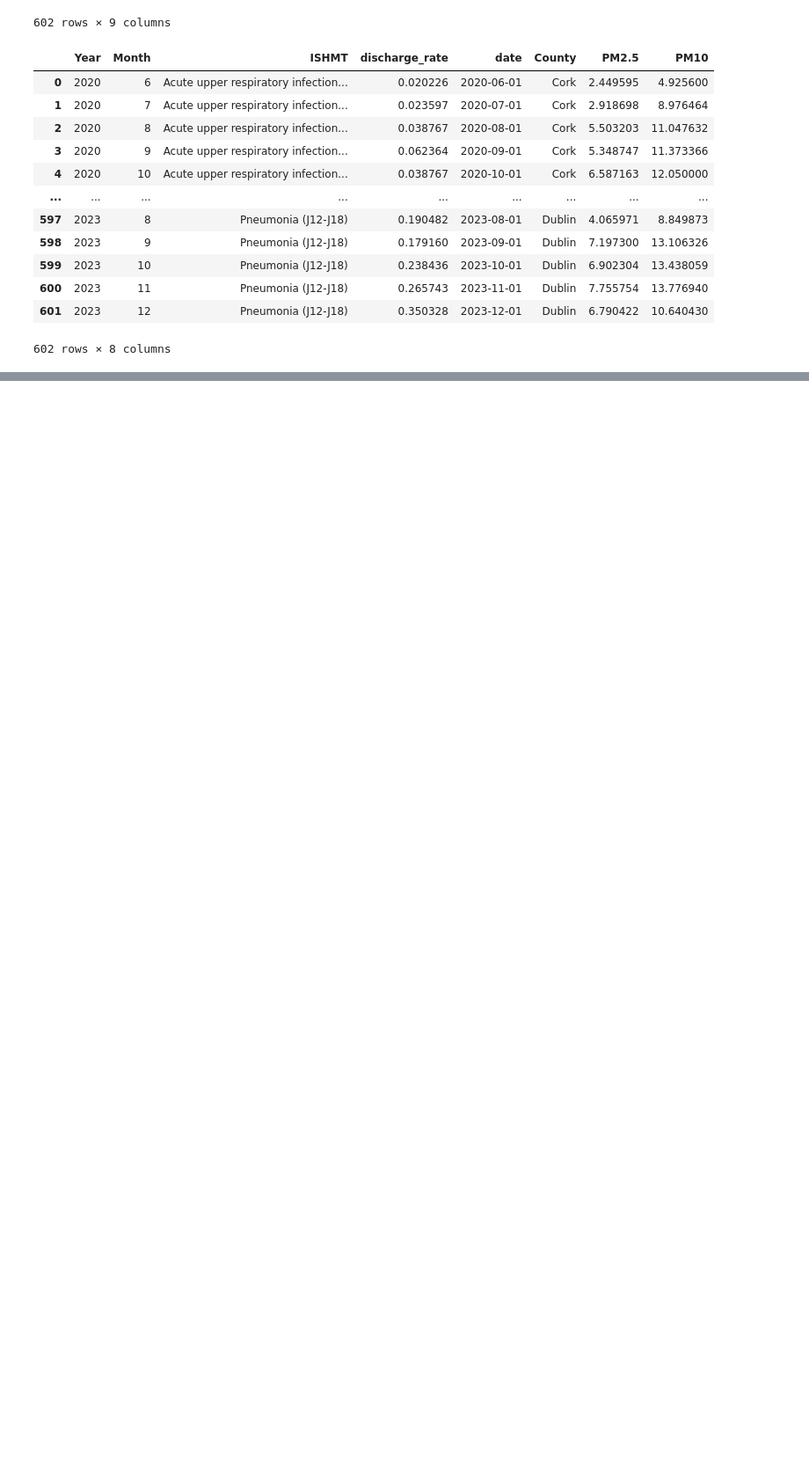
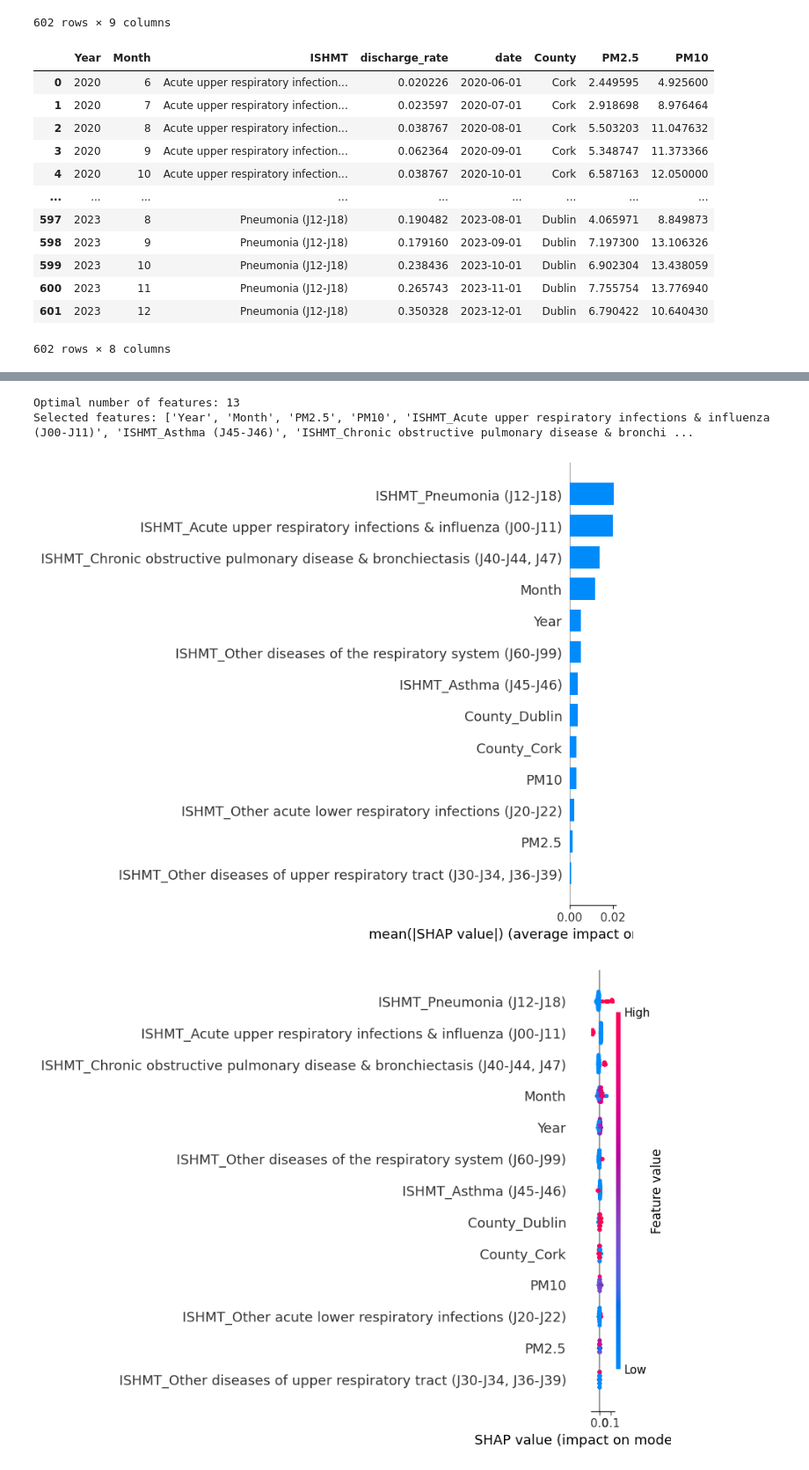
Before and after one commit to glen-langdale/Applied_Data_Analytics_Project, a Jupyter notebook: data_model_compare_pre_post_covid_random_forest.ipynb.ipynb, the cells around one changed output, grey strips where cells are left out. Shown at 88% size. Drawn from its saved outputs; the diff is of its cells as text; code cells hidden in the pictures; blank space fills up the shorter version.

```diff
--- a/data_model_compare_pre_post_covid_random_forest.ipynb.ipynb
+++ b/data_model_compare_pre_post_covid_random_forest.ipynb.ipynb
@@ -86,0 +156,32 @@ Random Forest RMSE: 0.04
+# %%
+from sklearn.feature_selection import RFECV
+from sklearn.model_selection import KFold
+#cross validate
+cv = KFold(n_splits=5)
+
+#rfe(cv) to let the model pick the otimum features (instead of giving it a number I want)
+rfecv = RFECV(estimator=model_covid_base,step=2,cv=cv,scoring='neg_mean_absolute_error'  # Or 'r2', 'neg_mean_absolute_error', etc.'neg_mean_squared_error'
+)
+
+rfecv.fit(X_train, y_train)
+
+# Get the selected features
+selected_features = X_train.columns[rfecv.support_]
+
+print(f"Optimal number of features: {rfecv.n_features_}")
+print(f"Selected features: {selected_features.tolist()}")
+# %% [output]
+Optimal number of features: 13
+Selected features: ['Year', 'Month', 'PM2.5', 'PM10', 'ISHMT_Acute upper respiratory infections & influenza (J00-J11)', 'ISHMT_Asthma (J45-J46)', 'ISHMT_Chronic obstructive pulmonary disease & bronchi ...
+# %%
+#add SHAP analysis for impact and importance for during COVID
+explainer = shap.TreeExplainer(model_covid_base)
+shap_values = explainer.shap_values(X_test)
+shap.summary_plot(shap_values, X_test, plot_type="bar")
+
+#plot
+shap.summary_plot(shap_values, X_test)
+shap.dependence_plot("PM2.5", shap_values, X_test)
+# %% [output]
+[figure, added]
+[figure, added]
```
Also changed, not shown: parts of 44 cells of this notebook.
